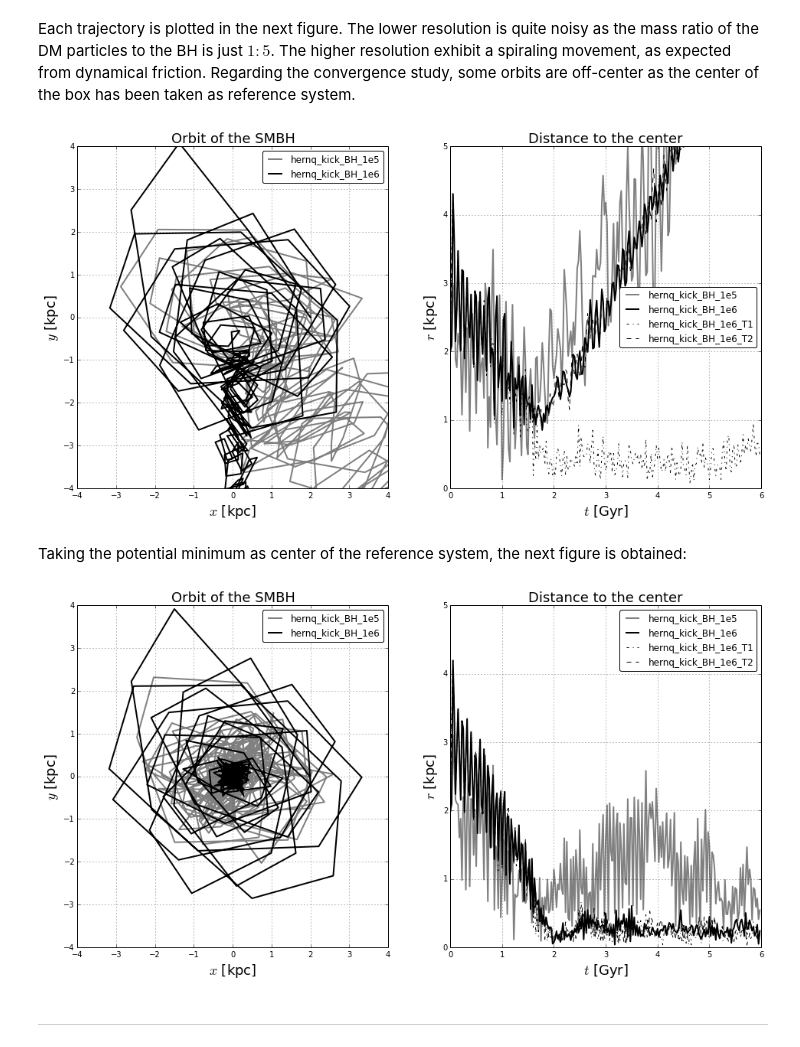
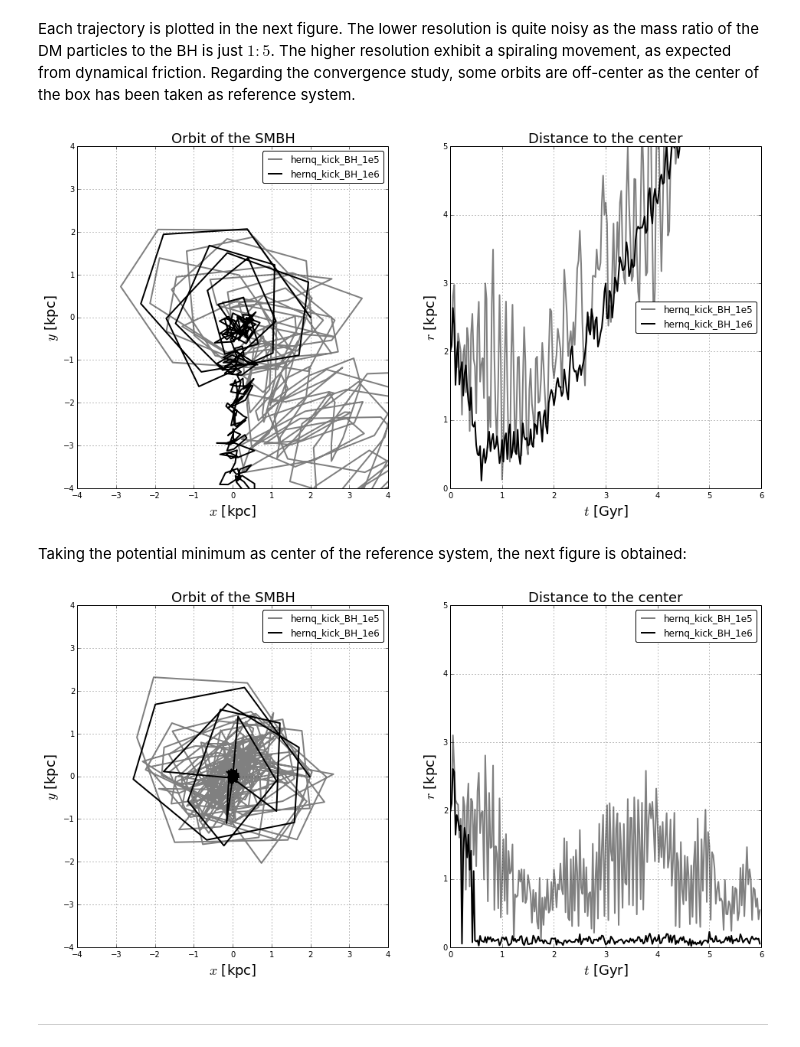
Before and after one commit to sbustamante/CosmologicalBlackHoles, a Jupyter notebook: Codes/controlled_experiments.ipynb, the cells around one changed output. Saved outputs shown, nothing was run; the diff lists cells and outputs as text; code cells hidden in the pictures.

```diff
--- a/Codes/controlled_experiments.ipynb
+++ b/Codes/controlled_experiments.ipynb
@@ -36,7 +36,10 @@ import h5py
 from scripts.dynamical_friction import *
 
 #Data folder
-DataFolder = '/home/bustamsn/PhD/Data/hernquist_dynamical_friction/'
+#DataFolder = '/home/bustamsn/PhD/Data/hernquist_dynamical_friction/'
+DataFolder = ''
+#Results folder
+DataResults = './results/'
 # %% [markdown]
 # Contents
 # %% [markdown]
@@ -85,32 +88,36 @@ Also, a convergence study is perform for the higher resolution
 | hernq_kick_BH_1e6_T2  | $0.7$           | $0.0025$           | $0.003$               | $0.0012$            |
 # %%
 #Potential centered
-bh_s1 = black_hole_sim( simulation = "%s/hernq_kick_BH_1e5"%(DataFolder),
+bh_s1 = black_hole_sim( simulation = "%shernq_kick_BH_1e5"%(DataFolder),
                         snapbase = 'snapshot',
                         n_snap = 240,
                         center = [250,250,250] )
-bh_s1.read_trajectory( pot_center = True )
+#bh_s1.read_trajectory( pot_center = True )
+bh_s1.load_trajectory( folder=DataResults, pot_center = True )
 
 #Geometrically centered
-bh_s1_g = black_hole_sim( simulation = "%s/hernq_kick_BH_1e5"%(DataFolder),
+bh_s1_g = black_hole_sim( simulation = "%shernq_kick_BH_1e5"%(DataFolder),
                           snapbase = 'snapshot',
                           n_snap = 240,
                           center = [250,250,250] )
-bh_s1_g.read_trajectory( )
+#bh_s1_g.read_trajectory( )
+bh_s1_g.load_trajectory( folder=DataResults )
 # %%
 #Potential centered
-bh_s2 = black_hole_sim( simulation = "%s/hernq_kick_BH_1e6"%(DataFolder),
+bh_s2 = black_hole_sim( simulation = "%shernq_kick_BH_1e6"%(DataFolder),
                         snapbase = 'snapshot',
                         n_snap = 240,
                         center = [250,250,250] )
-bh_s2.read_trajectory( pot_center = True )
+#bh_s2.read_trajectory( pot_center = True )
+bh_s2.load_trajectory( folder=DataResults, pot_center = True )
 
 #Geometrically centered
-bh_s2_g = black_hole_sim( simulation = "%s/hernq_kick_BH_1e6"%(DataFolder),
+bh_s2_g = black_hole_sim( simulation = "%shernq_kick_BH_1e6"%(DataFolder),
                           snapbase = 'snapshot',
                           n_snap = 240,
                           center = [250,250,250] )
-bh_s2_g.read_trajectory( )
+#bh_s2_g.read_trajectory( )
+bh_s2_g.load_trajectory( folder=DataResults )
 # %%
 #Potential centered
 bh_s2_t1 = black_hole_sim( simulation = "%s/hernq_kick_BH_1e6_T1"%(DataFolder),
@@ -168,11 +175,12 @@ plt.plot( bh_s1_g.t[:T], np.sqrt( bh_s1_g.r[:T,0]**2 + bh_s1_g.r[:T,1]**2 + bh_s
 '-', lw=2, color = 'gray', zorder = 0, label = 'hernq_kick_BH_1e5' )
 plt.plot( bh_s2_g.t[:T], np.sqrt( bh_s2_g.r[:T,0]**2 + bh_s2_g.r[:T,1]**2 + bh_s2_g.r[:T,2]**2 ),
 '-', lw=2, color = 'black', zorder = 0, label = 'hernq_kick_BH_1e6' )
-
+'''
 plt.plot( bh_s2_t1_g.t[:T], np.sqrt( bh_s2_t1_g.r[:T,0]**2 + bh_s2_t1_g.r[:T,1]**2 + bh_s2_t1_g.r[:T,2]**2 ),
 '-.', lw=1, color = 'black', zorder = 0, label = 'hernq_kick_BH_1e6_T1' )
 plt.plot( bh_s2_t2_g.t[:T], np.sqrt( bh_s2_t2_g.r[:T,0]**2 + bh_s2_t2_g.r[:T,1]**2 + bh_s2_t2_g.r[:T,2]**2 ),
 '--', lw=1, color = 'black', zorder = 0, label = 'hernq_kick_BH_1e6_T2' )
+'''
 
 #plt.semilogx()
 plt.ylim( (0,5) )
@@ -183,7 +191,7 @@ plt.grid(1)
 plt.title( "Distance to the center", fontsize = 18 )
 leg = plt.legend( loc= 'center right', fancybox = True )
 # %% [output]
-[figure, old version]
+[figure, new version]
 # %% [markdown]
 Taking the potential minimum as center of the reference system, the next figure is obtained:
 # %%
@@ -199,34 +207,36 @@ dL = 4
 plt.xlim( (-dL,dL) )
 plt.ylim( (-dL,dL) )
 plt.xlabel( "$x$ [kpc]", fontsize = 18 )
 plt.ylabel( "$y$ [kpc]", fontsize = 18 )
 plt.grid(1)
 plt.title( "Orbit of the SMBH", fontsize = 18 )
 leg = plt.legend( loc= 'upper right', fancybox = True )
 
 plt.subplot(1,2,2)
 
 #Simulated trajectories
 T = 240
 plt.plot( bh_s1.t[:T], np.sqrt( bh_s1.r[:T,0]**2 + bh_s1.r[:T,1]**2 + bh_s1.r[:T,2]**2 ),
 '-', lw=2, color = 'gray', zorder = 0, label = 'hernq_kick_BH_1e5' )
 plt.plot( bh_s2.t[:T], np.sqrt( bh_s2.r[:T,0]**2 + bh_s2.r[:T,1]**2 + bh_s2.r[:T,2]**2 ),
 '-', lw=2, color = 'black', zorder = 0, label = 'hernq_kick_BH_1e6' )
+'''
 plt.plot( bh_s2_t1.t[:T], np.sqrt( bh_s2_t1.r[:T,0]**2 + bh_s2_t1.r[:T,1]**2 + bh_s2_t1.r[:T,2]**2 ),
 '-.', lw=1, color = 'black', zorder = 0, label = 'hernq_kick_BH_1e6_T1' )
 plt.plot( bh_s2_t2.t[:T], np.sqrt( bh_s2_t2.r[:T,0]**2 + bh_s2_t2.r[:T,1]**2 + bh_s2_t2.r[:T,2]**2 ),
 '--', lw=1, color = 'black', zorder = 0, label = 'hernq_kick_BH_1e6_T2' )
+'''
 
 #plt.semilogx()
 plt.ylim( (0,5) )
 plt.ylim( (0,5) )
 plt.xlabel( "$t$ [Gyr]", fontsize = 18 )
 plt.ylabel( "$r$ [kpc]", fontsize = 18 )
 plt.grid(1)
 plt.title( "Distance to the center", fontsize = 18 )
 leg = plt.legend( loc= 'upper right', fancybox = True )
 # %% [output]
-[figure, old version]
+[figure, new version]
 # %% [markdown]
 - - -
 # %% [markdown]
```
Also changed, not shown: parts of 6 cells of this notebook, 5 other files.
